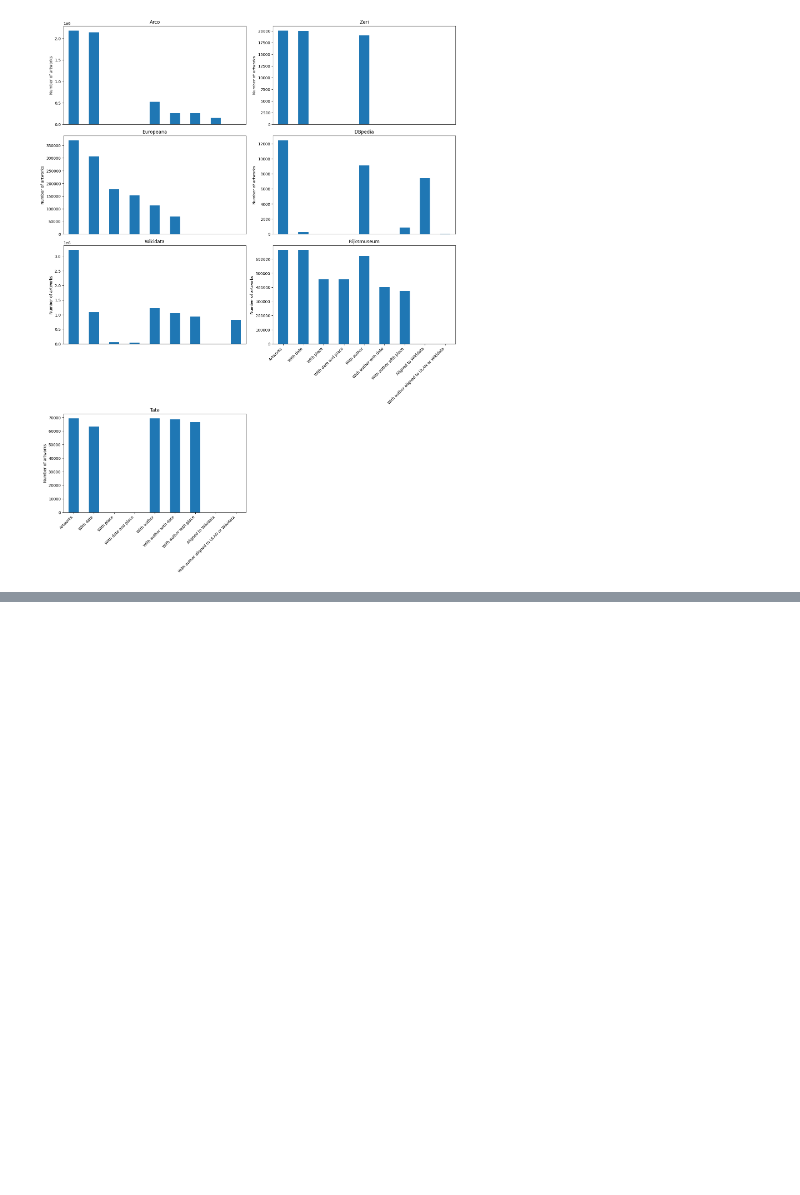
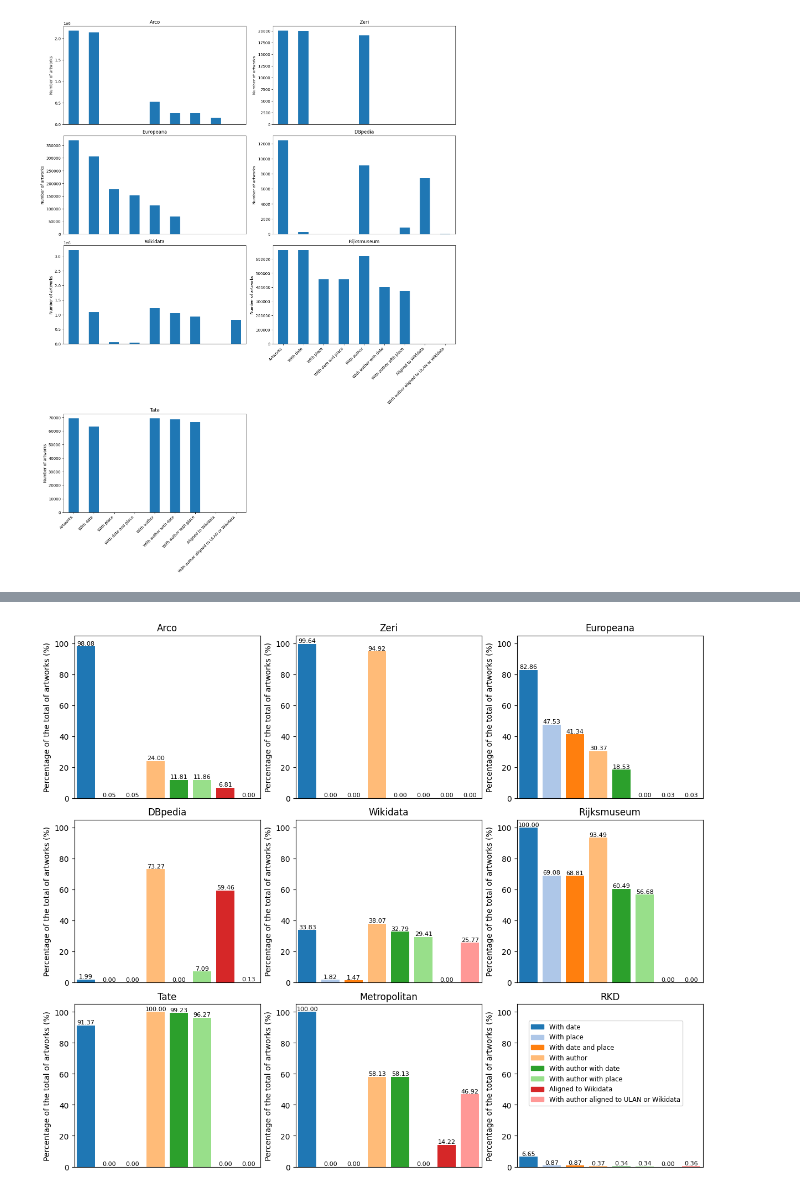
Before and after one commit to SofiBar/ArtworksInContextDatePlace, a Jupyter notebook: Visualization.ipynb, the cells around one changed output, grey strips where cells are left out. Cells and saved outputs as stored; diff of their text form; code cells hidden in the pictures; blank space fills up the shorter version.

```diff
--- a/Visualization.ipynb
+++ b/Visualization.ipynb
@@ -273,3 +277,54 @@ plt.show()
+# %%
+# Transpose the DataFrame to make 'Dataset' the columns
+df2 = df_prop.set_index('Dataset').T
+
+# Define colors for each category (one color per x-axis category)
+colors = plt.cm.tab20.colors  # You can choose other colormaps if you prefer
+
+# Create subplots
+fig, axes = plt.subplots(nrows=3, ncols=3, figsize=(12, 10), constrained_layout=True)
+
+# Flatten axes array for easy iteration
+axes = axes.flatten()
+
+# Plot each dataset
+for i, column in enumerate(df2.columns):
+    bars = axes[i].bar(df2.index, df2[column], color=[colors[j] for j in range(len(df2))])
+
+    df2[column].plot.bar(ax=axes[i], color=[colors[j] for j in range(len(df2))], legend=False)
+    axes[i].set_title(column)
+    axes[i].set_ylabel('Percentage of the total of artworks (%)')
+
+    # set limit for ax y
+    axes[i].set_ylim(0, 105)
+
+    # Hide x-axis labels and ticks for all subplots
+    axes[i].set_xticklabels([])
+    axes[i].tick_params(axis='x', which='both', bottom=False)
+    axes[i].get_yaxis().set_major_formatter(plt.FuncFormatter(lambda x, loc: "{:,}".format(int(x))))
+
+      # Add labels on top of bars
+    for bar in bars:
+        height = bar.get_height()
+        axes[i].text(bar.get_x() + bar.get_width() / 2, height, f'{height:.2f}',
+                    ha='center', va='bottom', fontsize=8, rotation=0)
+
+
+# Create a legend for the colors
+handles = [plt.Rectangle((0, 0), 1, 1, color=colors[i]) for i in range(len(df2))]
+labels = df2.index
+# Add the legend in the lower right corner, where the last subplot is not used
+fig.legend(handles, labels, loc='center', bbox_to_anchor=(0.85, 0.2), ncol=1, fontsize='small')
+
+# Hide any unused subplots (in case there are more subplots than columns)
+for j in range(i + 1, len(axes)):
+    fig.delaxes(axes[j])
+
+plt.savefig('results/overview_all.png')
+# Show the plot
+plt.show()
+# %% [output]
+[figure, added]
 # %%
 # compare df dimension
 # %%
```
Also changed, not shown: parts of 6 cells of this notebook, 5 other files.
